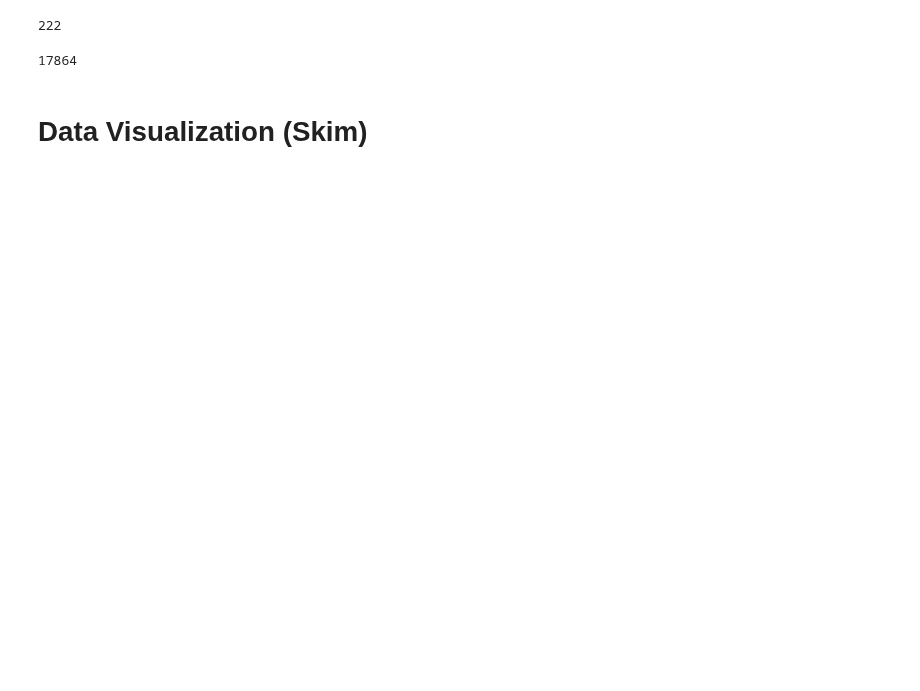
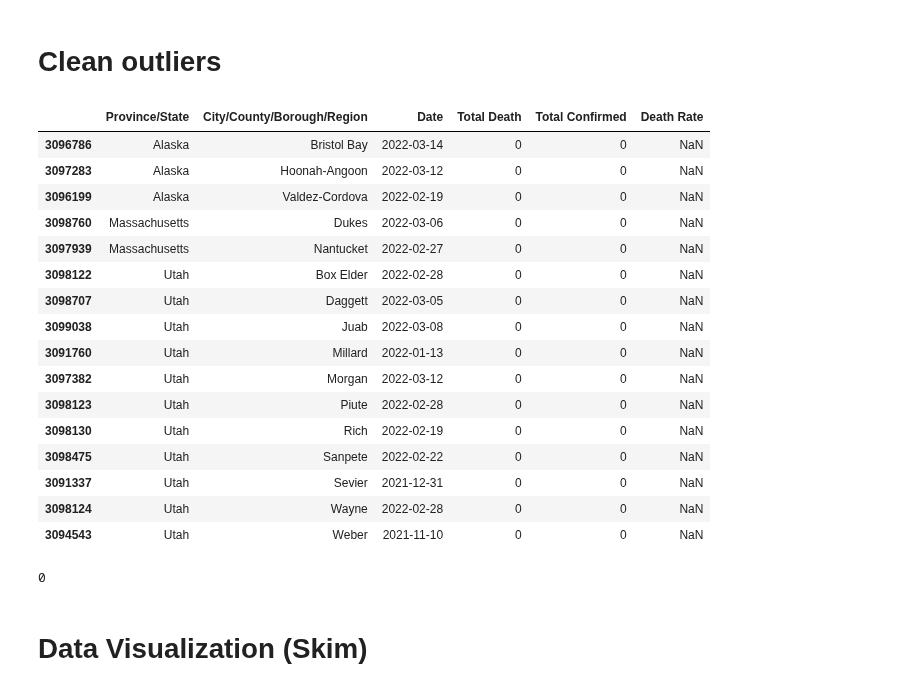
Before and after one commit to AppleBoiy/cs203-c19-analysis, a Jupyter notebook: src/validator.ipynb, the cells around one changed output. Saved outputs shown, nothing was run; the diff lists cells and outputs as text; code cells hidden in the pictures; blank space fills up the shorter version.

```diff
--- a/src/validator.ipynb
+++ b/src/validator.ipynb
@@ -54,11 +44,5 @@ sample = df[(df['Province/State'] == 'Alabama') & (df['City/County/Borough/Regio
-# %%
-sample['Total Death'].max()
-# %% [output]
-222
-# %%
-sample['Total Confirmed'].max()
-# %% [output]
-17864
+# %% [markdown]
+# Clean outliers
 # %%
 # Sort the data by total death and total confirmed
 df.sort_values(
@@ -70,6 +55,34 @@ df.sort_values(
 )
 
 df['Death Rate'] = df['Total Death'] / df['Total Confirmed']
+# %%
+# show death rate that is null (not a number)
+df[df['Death Rate'].isnull()]
+# %% [output]
+|  | Province/State | City/County/Borough/Region | Date | Total Death | Total Confirmed | Death Rate |
+| 3096786 | Alaska | Bristol Bay | 2022-03-14 | 0 | 0 | NaN |
+| 3097283 | Alaska | Hoonah-Angoon | 2022-03-12 | 0 | 0 | NaN |
+| 3096199 | Alaska | Valdez-Cordova | 2022-02-19 | 0 | 0 | NaN |
+| 3098760 | Massachusetts | Dukes | 2022-03-06 | 0 | 0 | NaN |
+| 3097939 | Massachusetts | Nantucket | 2022-02-27 | 0 | 0 | NaN |
+| 3098122 | Utah | Box Elder | 2022-02-28 | 0 | 0 | NaN |
+| 3098707 | Utah | Daggett | 2022-03-05 | 0 | 0 | NaN |
+| 3099038 | Utah | Juab | 2022-03-08 | 0 | 0 | NaN |
+| 3091760 | Utah | Millard | 2022-01-13 | 0 | 0 | NaN |
+| 3097382 | Utah | Morgan | 2022-03-12 | 0 | 0 | NaN |
+| 3098123 | Utah | Piute | 2022-02-28 | 0 | 0 | NaN |
+| 3098130 | Utah | Rich | 2022-02-19 | 0 | 0 | NaN |
+| 3098475 | Utah | Sanpete | 2022-02-22 | 0 | 0 | NaN |
+| 3091337 | Utah | Sevier | 2021-12-31 | 0 | 0 | NaN |
+| 3098124 | Utah | Wayne | 2022-02-28 | 0 | 0 | NaN |
+| 3094543 | Utah | Weber | 2021-11-10 | 0 | 0 | NaN |
+# %%
+# Total Death is zero, and Total Confirmed is zero then death rate is 0
+df.loc[df['Death Rate'].isnull(), 'Death Rate'] = 0
+
+df['Death Rate'].isnull().sum()
+# %% [output]
+0
 # %% [markdown]
 # Data Visualization (Skim)
 # %%
```
Also changed, not shown: parts of 12 cells of this notebook, 7 other files.
